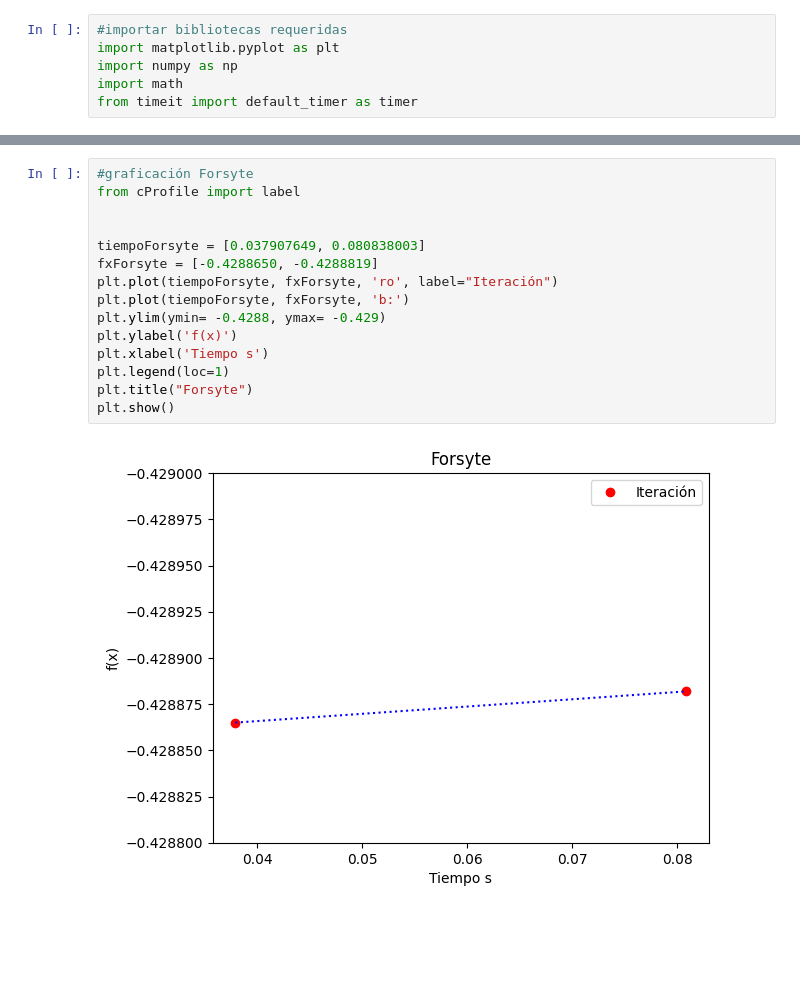
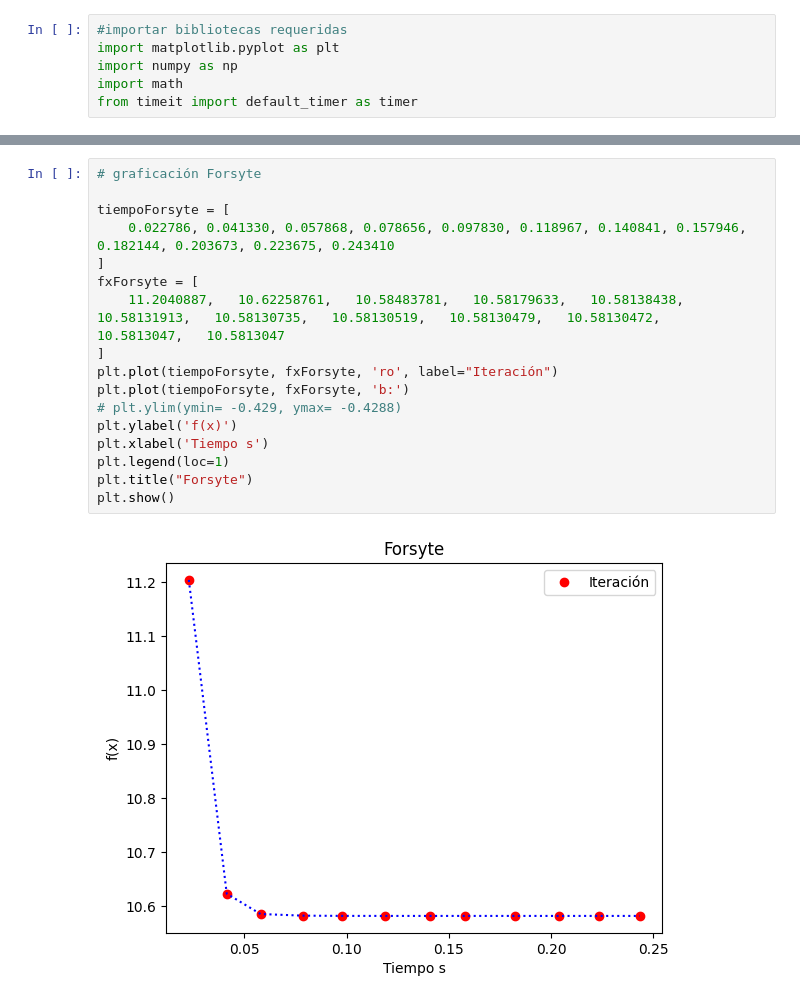
Before and after one commit to el-mimoso/optimizacion, a Jupyter notebook: tarea8.ipynb, the cells around one changed output, grey strips where cells are left out. Drawn from its saved outputs; the diff is of its cells as text; blank space fills up the shorter version.

```diff
--- a/tarea8.ipynb
+++ b/tarea8.ipynb
@@ -105,17 +144,19 @@ def forsyte(x0, k=0, m=0, tol=1e-4):
 # %%
-#graficación Forsyte
-from cProfile import label
+# graficación Forsyte
 
-
-tiempoForsyte = [0.037907649, 0.080838003]
-fxForsyte = [-0.4288650, -0.4288819]
+tiempoForsyte = [
+    0.022786, 0.041330, 0.057868, 0.078656, 0.097830, 0.118967, 0.140841, 0.157946, 0.182144, 0.203673, 0.223675, 0.243410
+]
+fxForsyte = [
+    11.2040887,   10.62258761,   10.58483781,   10.58179633,   10.58138438,   10.58131913,   10.58130735,   10.58130519,   10.58130479,   10.58130472,   10.5813047,   10.5813047
+]
 plt.plot(tiempoForsyte, fxForsyte, 'ro', label="Iteración")
 plt.plot(tiempoForsyte, fxForsyte, 'b:')
-plt.ylim(ymin= -0.4288, ymax= -0.429)
+# plt.ylim(ymin= -0.429, ymax= -0.4288)
 plt.ylabel('f(x)')
 plt.xlabel('Tiempo s')
 plt.legend(loc=1)
 plt.title("Forsyte")
 plt.show()
 # %% [output]
-[figure, old version]
+[figure, new version]
```
Also changed, not shown: parts of 7 cells of this notebook, 4 other files.
